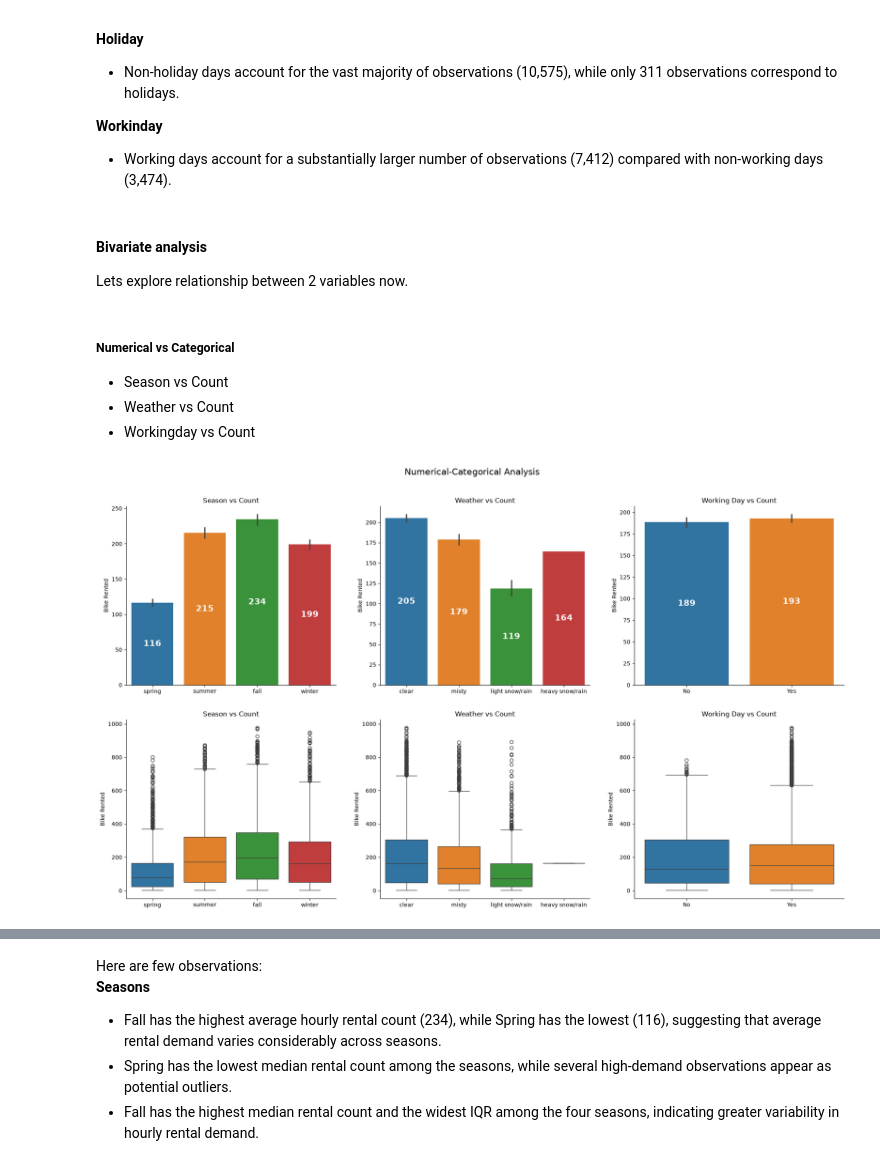
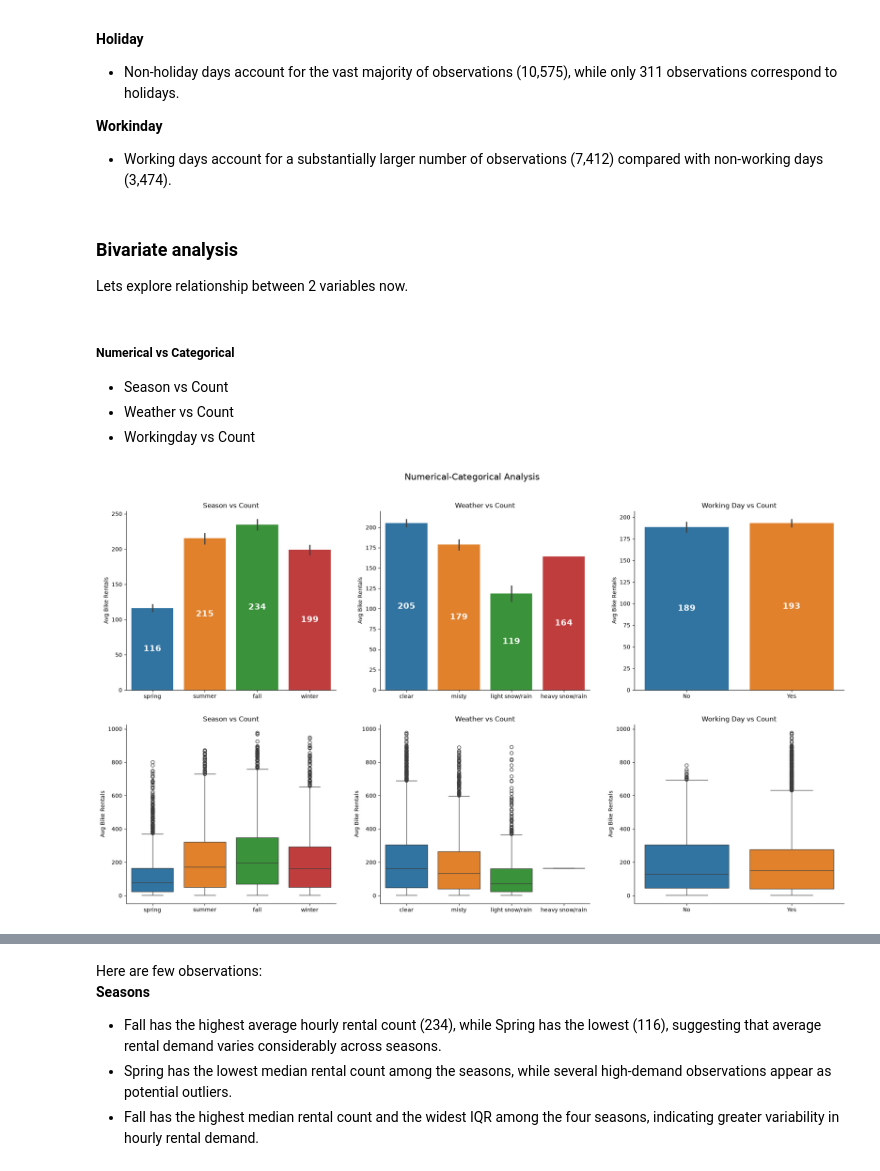
Before and after one commit to Yuvi977/Yulu-Bike-Sharing-Hypothesis-Testing, a Jupyter notebook: Business_Case_Yulu_Hypothesis_Testing.ipynb, the cells around one changed output, grey strips where cells are left out. Cells and saved outputs as stored; diff of their text form; code cells hidden in the pictures.

```diff
--- a/Business_Case_Yulu_Hypothesis_Testing.ipynb
+++ b/Business_Case_Yulu_Hypothesis_Testing.ipynb
@@ -88,6 +88,7 @@ df["month_name"] = df["datetime"].dt.month_name()
 month_order = ["January", "February", "March", "April", "May", "June",
                "July", "August", "September", "October", "November", "December"]
 df["month_name"] = pd.Categorical(df["month_name"], categories=month_order, ordered=True)
+df["hour"] = df["datetime"].dt.hour
 # %%
 df.head()
 # %% [output]
@@ -333,7 +334,7 @@ plt.show()
 **Workinday**
 * Working days account for a substantially larger number of observations (7,412) compared with non-working days (3,474).
 # %% [markdown]
-#### Bivariate analysis
+### Bivariate analysis
 
 
 
@@ -363,33 +364,33 @@ for i, (col, title) in enumerate(zip(columns, titles)):
         legend=False,
         ax=axes[0, i]
     )
 
     axes[0, i].set_title(title)
 
     for container in axes[0, i].containers:
         axes[0, i].bar_label(container, fmt="%.0f", label_type="center", fontsize=15, weight="bold", color="white")
 
     # Boxplots - second row
     sns.boxplot(
         data=df,
         x=col,
         y="count",
         hue=col,
         dodge=False,
         legend=False,
         ax=axes[1, i]
     )
 
 
     axes[1, i].set_title(title)
 
     # Common formatting for both plots
     axes[0, i].spines[["top", "right"]].set_visible(False)
-    axes[0, i].set(ylabel="Bike Rented", xlabel=None)
+    axes[0, i].set(ylabel="Avg Bike Rentals", xlabel=None)
     axes[1, i].spines[["top", "right"]].set_visible(False)
-    axes[1, i].set(ylabel="Bike Rented", xlabel=None)
+    axes[1, i].set(ylabel="Avg Bike Rentals", xlabel=None)
 
 plt.tight_layout(h_pad=3.0, w_pad=3.0)
 plt.show()
 # %% [output]
-[figure, old version]
+[figure, new version]
```
Also changed, not shown: parts of 18 cells of this notebook.
